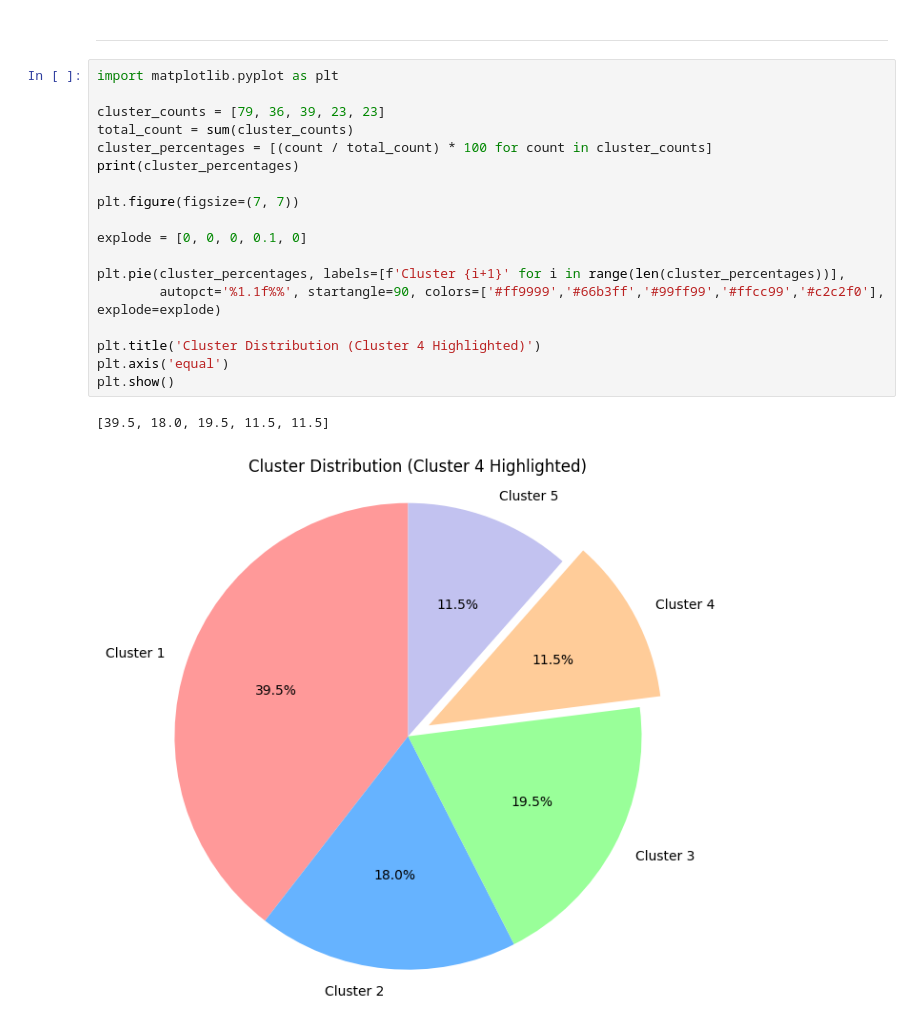
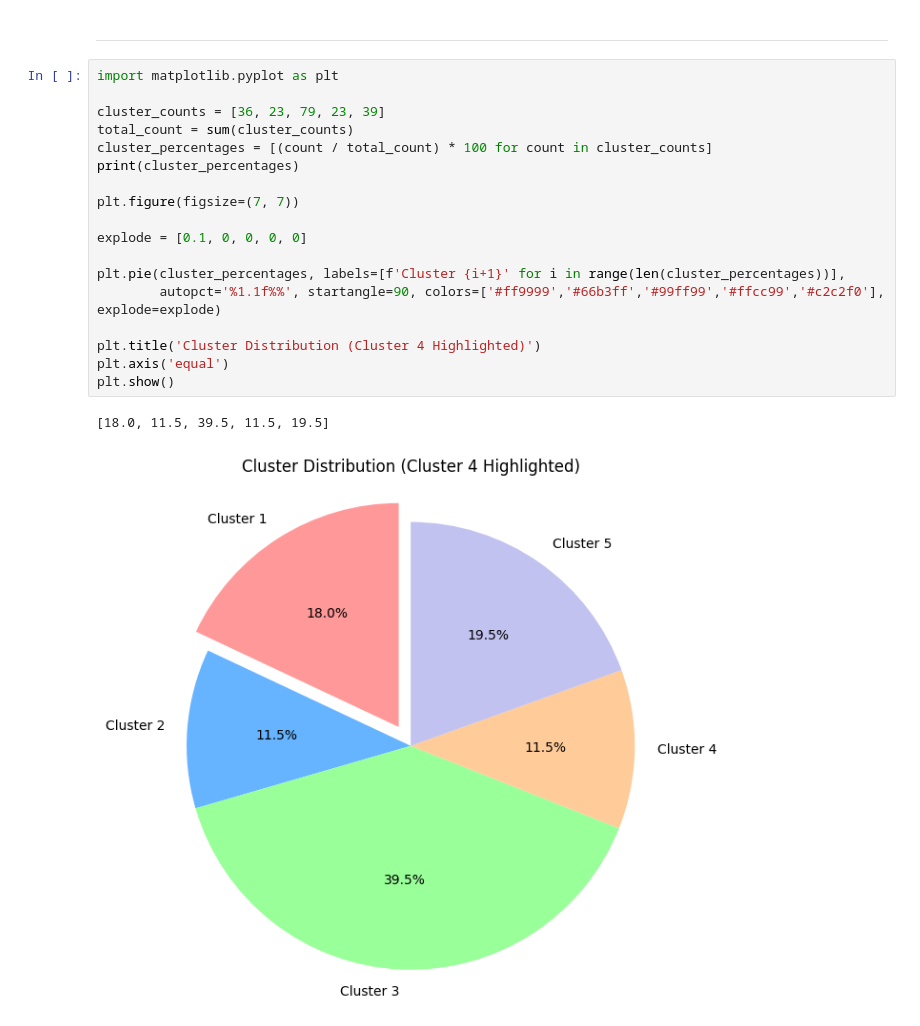
Before and after one commit to nilaypatel99/Customer_Segmentation, a Jupyter notebook: Copy_of_Customer_Segmentation_K_Means_Analysis.ipynb, the cells around one changed output. Saved outputs shown, nothing was run; the diff lists cells and outputs as text.

```diff
--- a/Copy_of_Customer_Segmentation_K_Means_Analysis.ipynb
+++ b/Copy_of_Customer_Segmentation_K_Means_Analysis.ipynb
@@ -290,21 +290,21 @@ X[X.label == 1].describe().iloc[[0, 1, 3, 7], :-1]
 # %%
 import matplotlib.pyplot as plt
 
-cluster_counts = [79, 36, 39, 23, 23]
+cluster_counts = [36, 23, 79, 23, 39]
 total_count = sum(cluster_counts)
 cluster_percentages = [(count / total_count) * 100 for count in cluster_counts]
 print(cluster_percentages)
 
 plt.figure(figsize=(7, 7))
 
-explode = [0, 0, 0, 0.1, 0]
+explode = [0.1, 0, 0, 0, 0]
 
 plt.pie(cluster_percentages, labels=[f'Cluster {i+1}' for i in range(len(cluster_percentages))],
         autopct='%1.1f%%', startangle=90, colors=['#ff9999','#66b3ff','#99ff99','#ffcc99','#c2c2f0'], explode=explode)
 
 plt.title('Cluster Distribution (Cluster 4 Highlighted)')
 plt.axis('equal')
 plt.show()
 # %% [output]
-[39.5, 18.0, 19.5, 11.5, 11.5]
+[18.0, 11.5, 39.5, 11.5, 19.5]
-[figure, old version]
+[figure, new version]
```
Also changed, not shown: parts of 2 cells of this notebook.
